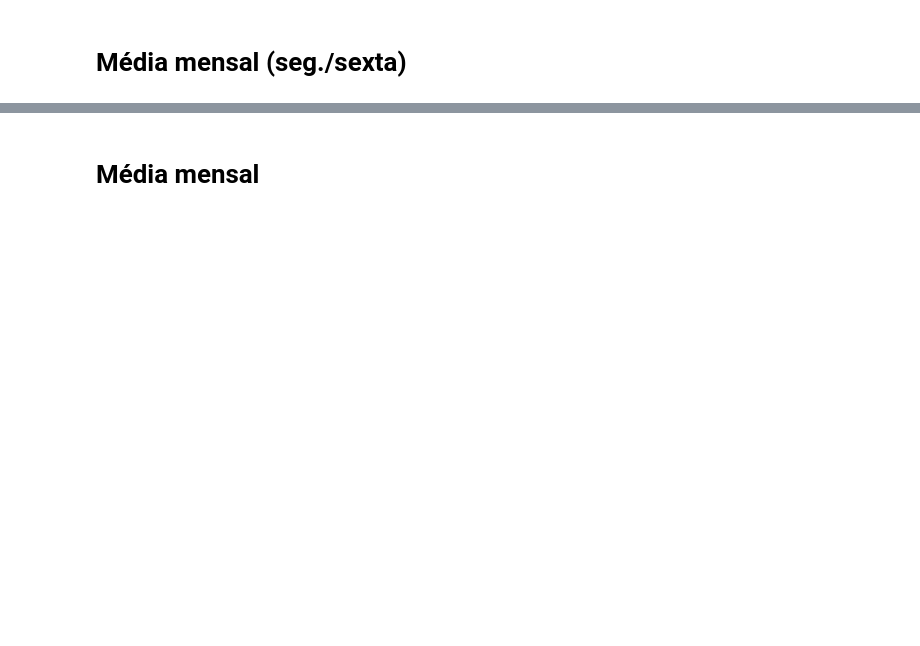
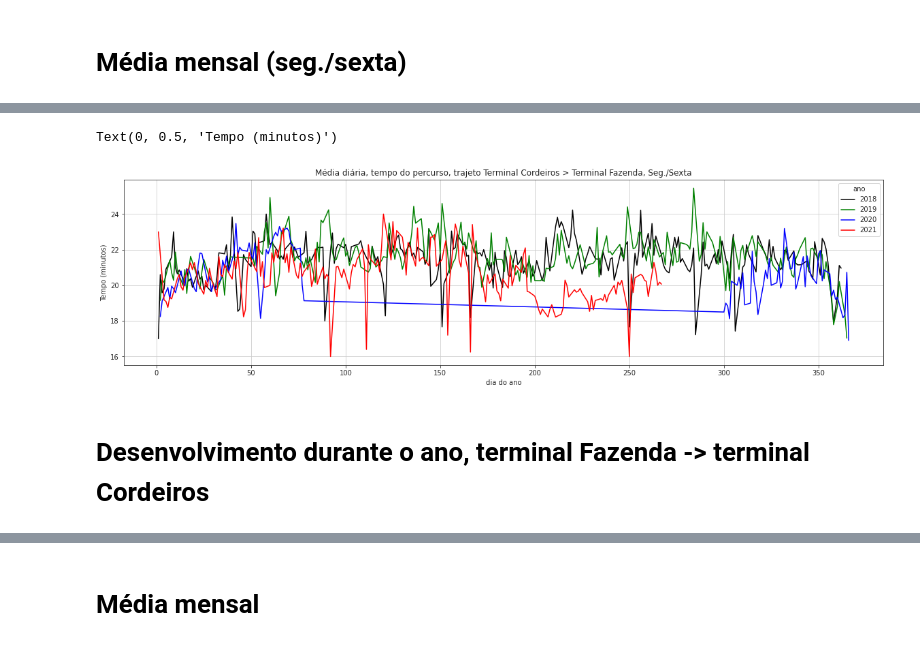
Before and after one commit to jaceguay/det_fluxo_onibus, a Jupyter notebook: 1.analise.ipynb, the cells around one changed output, grey strips where cells are left out. Drawn from its saved outputs; the diff is of its cells as text; code cells hidden in the pictures; blank space fills up the shorter version.

```diff
--- a/1.analise.ipynb
+++ b/1.analise.ipynb
@@ -68,0 +89,5 @@ dados_dias_semana = dados[dados['diasemana'].isin([0,1,2,3,4])]
+# %%
+dados_ano_cordeiros_fazenda = dados_dias_semana.loc[(dados['ponto_inicial'] == 'Terminal Cordeiros') & (dados['mintrajeto'] > 15) & (dados['mintrajeto'] < 32)].groupby(['ano', 'diadoano'], as_index=False)[
+    'mintrajeto'].mean().reset_index()
+
+dados_ano_cordeiros_fazenda.head()
@@ -68,0 +101,13 @@ dados_dias_semana = dados[dados['diasemana'].isin([0,1,2,3,4])]
+# %%
+fig, ax = pyplot.subplots(figsize=(20, 5))
+diaria_anual_cordeiros_fazenda = sns.lineplot(data=dados_ano_cordeiros_fazenda, x='diadoano', y='mintrajeto', hue='ano', palette=[
+                      'black', 'green', 'blue', 'red'], ax=ax)
+diaria_anual_cordeiros_fazenda.set_title(
+    "Média diária, tempo do percurso, trajeto Terminal Cordeiros > Terminal Fazenda, Seg./Sexta")
+diaria_anual_cordeiros_fazenda.set_xlabel("dia do ano", fontsize=10)
+diaria_anual_cordeiros_fazenda.set_ylabel("Tempo (minutos)", fontsize=10)
+# %% [output]
+Text(0, 0.5, 'Tempo (minutos)')
+[figure, added]
+# %% [markdown]
+# Desenvolvimento durante o ano, terminal Fazenda -> terminal Cordeiros
```
Also changed, not shown: parts of 23 cells of this notebook, 14 other files.
